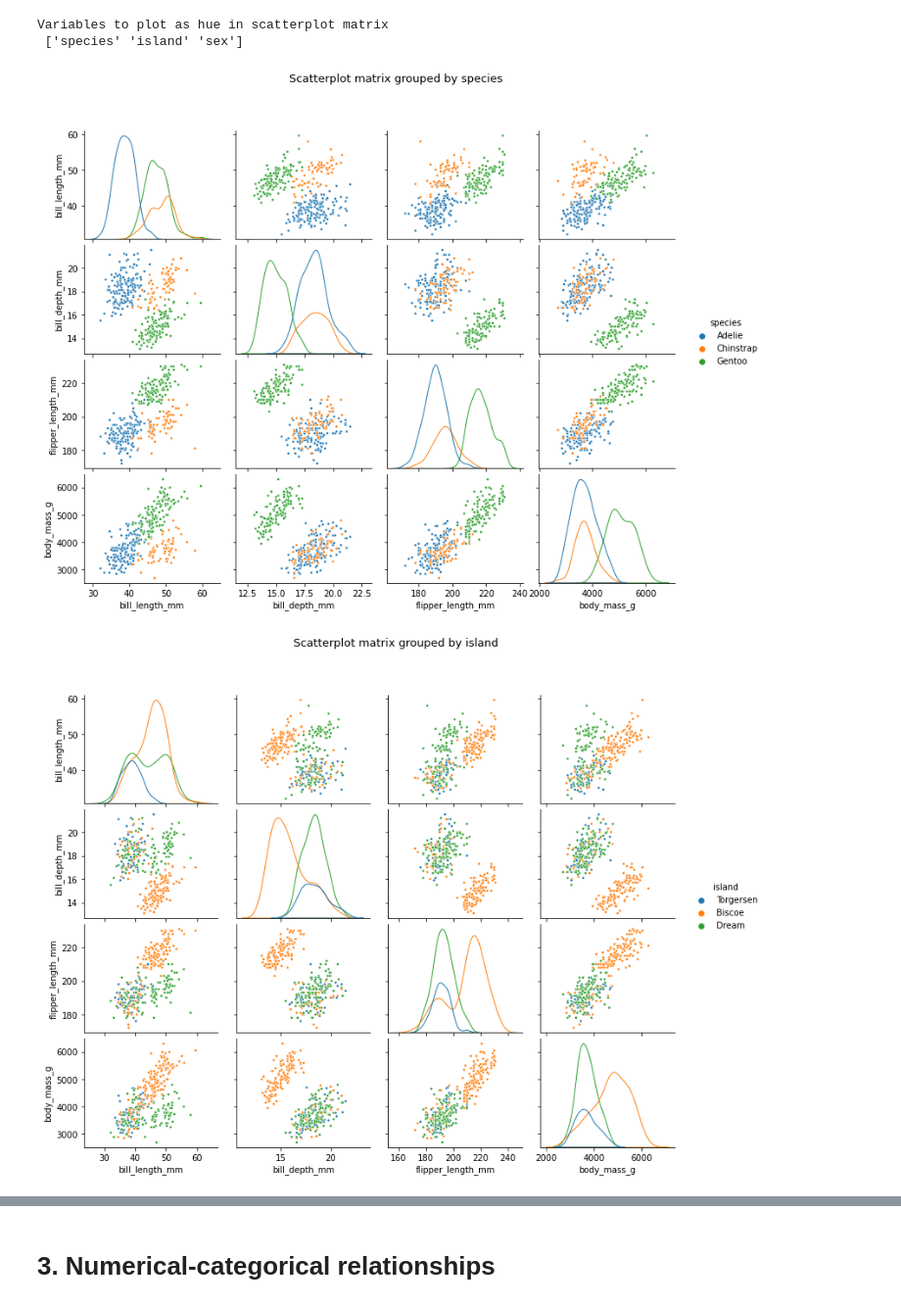
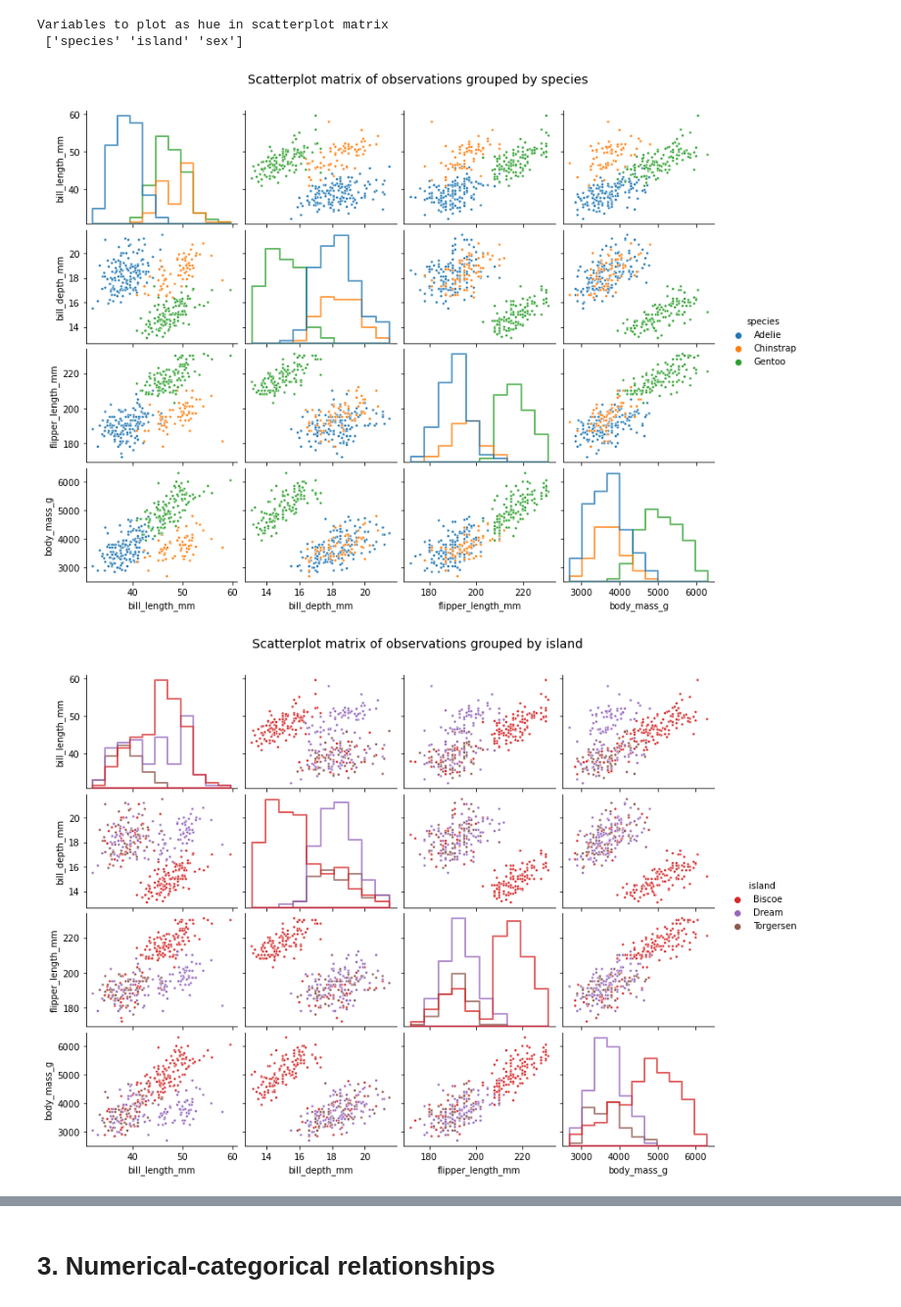
Before and after one commit to patrickwfitzgerald/portfolio, a Jupyter notebook: automated-EDA/automated_EDA.ipynb, the cells around one changed output, grey strips where cells are left out. Shown at 98% size. Saved outputs shown, nothing was run; the diff lists cells and outputs as text; code cells hidden in the pictures.

```diff
--- a/automated-EDA/automated_EDA.ipynb
+++ b/automated-EDA/automated_EDA.ipynb
@@ -164,10 +168,10 @@ date_names = ['date', 'year', 'quarter', 'month', 'day']
 if 'date' not in df.select_dtypes('datetime').columns:
     columns = df.select_dtypes(exclude='datetime').columns
     if 'year' in columns and 'month' in columns and 'day' in columns:
-        df['date'] = pd.to_datetime(df['year'].astype(str) + df['month'].astype(str) + df['day'].astype(str))
+        df['date'] = pd.to_datetime(df[['year', 'month', 'day']])
         df = df.drop(columns=['year','month','day'])
     elif 'year' in columns and 'month' in columns and not 'day' in columns:
-        df['year_month'] = pd.to_datetime(df['year'].astype(str) + df['month'], format='%Y%B')
+        df['year_month'] = pd.to_datetime(df['year'].astype(str) + df['month'].astype(str), format='%Y%b')
         df = df.drop(columns=['year','month'])
     elif 'year' in columns and not 'month' in columns and not 'day' in columns:
         df['year'] = pd.to_datetime(df['year'], format='%Y')
@@ -485,20 +494,17 @@ body_mass_g              250.0
 ncharts = var_num.size
 ncols_max = 2
 ncols = ncharts if ncharts < ncols_max else ncols_max
-nrows = ceil(ncharts/ncols)
+nrows = int(np.ceil(ncharts/ncols))
 width = 7 if ncols <= 2 else 15/ncols
 height = 0.5*width
 
 fig = plt.figure()
-legend_off = 0
-for i, var, bin_width in zip(range(ncharts), var_num, bin_widths):
+for i, var in enumerate(var_num):
     ax = fig.add_subplot(nrows, ncols, i+1)
-    hist_align_bins(var=df[var], bin_width=bin_width)
-    plt.title('')
+    hist_align_bins(var=df[var], bin_width=bin_widths[i])
+    ax.set_title('')
     ax.set_ylabel('Count', labelpad=5) if i == 0 else ax.set_ylabel('')
-    ax.set_xlabel(ax.get_xlabel(), labelpad=5)
-    plt.legend().remove() if legend_off == 1 else None
-    legend_off = 1 if 'float' in str(df[var].dtype) else 1 if df[var].nunique() > nunique_lim else 0
+    ax.set_xlabel(ax.get_xlabel(), size=12, labelpad=5)
 
 fig.set_size_inches((ncols*width, nrows*height)) if ncharts > 1 else None
 fig.subplots_adjust(hspace=0.5, wspace=0.2)
@@ -634,35 +639,63 @@ Variables to plot as hue in scatterplot matrix
 # %%
 # Draw pairplot(s) with hue
 
 var_num_rel_lim = 6
-df_row_lim = 10000
+row_lim = 10000
 
-if var_hue.size == 0:
+if var_num_rel.size == 0:
+    print(
+'''There are no numerical variables with a large enough number of unique
+values in this dataset, so a pairplot with hue is not relevant.
+    ''')
+elif var_hue.size == 0:
     print(
 '''There are no categorical and/or numerical discrete variables
 in this dataset containing the cut-off number of unique values
 or less, so pairplots with hue variables are not relevant.
     ''')
 else:
-    if df.index.size > df_row_lim:
-        print(f'''WARNING: The dataset contains more than {df_row_lim} rows,
+    if df.index.size > row_lim:
+        print(f'''WARNING: The dataset contains more than {row_lim} rows,
 assess if plotting by hue is worth the wait.''')
     elif var_num_rel.size > var_num_rel_lim:
         print(f'''WARNING: There are more than {var_num_rel_lim} numerical variables to plot,
 assess if plotting by hue is worth the wait.''')
     else:
         # Set figure dimensions depending on number of numerical variables
-        fig = [8,4] if var_num_rel.size == 1 else [12,8]
-        # Draw seaborn pairplots
+        figsize = [8,4] if var_num_rel.size == 1 else [12,8]
+
+        # Draw seaborn pairplots each with unique colors and with a workaround
+        # to set the step histogram edgecolors
+        cmap = plt.cm.tab10.colors
+        color_list = cmap*int((df[var_viz_cat].nunique().sum()//len(cmap)+1))
+        cmaps_seq = ['Oranges', 'Greens',  'Blues', 'Reds', 'Purples',
+                     'BuGn', 'GnBu', 'OrRd', 'BuPu', 'PuBu', 'PuRd',
+                     'YlGn', 'RdPu', 'YlGnBu', 'YlOrRd','PuBuGn', 'YlOrBr']
         for var in var_hue_plot:
-            spp = sns.pairplot(df.drop(columns=var_viz).assign(hue=df[var]),
-                               hue='hue', plot_kws=dict(marker='.'),
-                               diag_kws=dict(facecolor='None'))
-            cond_str = f'Histogram grouped by {var}' if var_num_rel.size == 1 else\
-                       f'Scatterplot matrix grouped by {var}'
-            plt.suptitle(cond_str, y=1.1, fontsize=13)
-            spp._legend.set_title(var)
-            plt.gcf().set_size_inches(fig[0], fig[1]);
+            # Select colors depending on whether var is nominal or numeric
+            if var in var_viz_cat:
+                # Select colors from color_list
+                idx = var_viz_cat.get_loc(var)
+                color_i = int(df[var_viz_cat[:idx]].nunique().sum())
+                colors = color_list[color_i:color_i+df[var].nunique()]
+            else:
+                # Select colors from sequential cmap starting with color that is not too light
+                cmap = plt.get_cmap(cmaps_seq[var_viz_num.get_loc(var)])
+                colors = cmap(np.linspace(0.3, 1, df[var].nunique())).tolist()
+            data = df.drop(columns=var_viz).assign(hue=df[var]).sort_values('hue')
+            g = sns.PairGrid(data, hue='hue', diag_sharey=False, palette=colors)
+            g.map_offdiag(sns.scatterplot, marker='.')
+            g.map_diag(sns.histplot, element="step", lw=2, alpha=0.0)
+            for ax in g.diag_axes:
+                for coll in ax.collections:
+                    color, = coll.get_facecolor()
+                    coll.set_edgecolor(np.append(color[:-1], 0.7))
+            cond_str = (f'Histogram grouped by {var}' if var_num_rel.size == 1
+                        else f'Scatterplot matrix of observations grouped by {var}')
+            g.fig.suptitle(cond_str, y=1.05, fontsize=14)
+            g.add_legend(title=var)
+            g.fig.set_size_inches(figsize[0], figsize[1])
+            g.fig.subplots_adjust(hspace=0.05, wspace=0.05);
 # %% [output]
-[figure, old version]
+[figure, new version]
-[figure, old version]
+[figure, new version]
```
Also changed, not shown: parts of 20 cells of this notebook, 2 other files.
